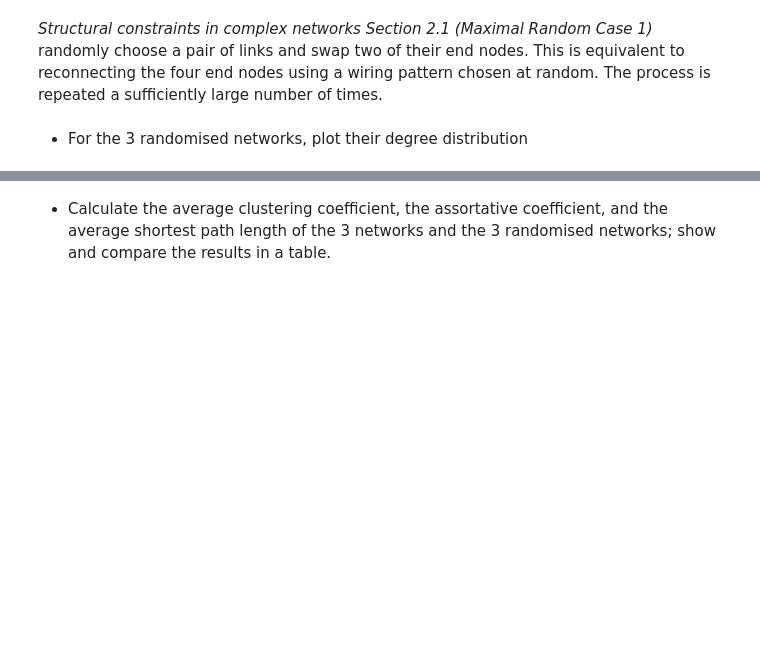
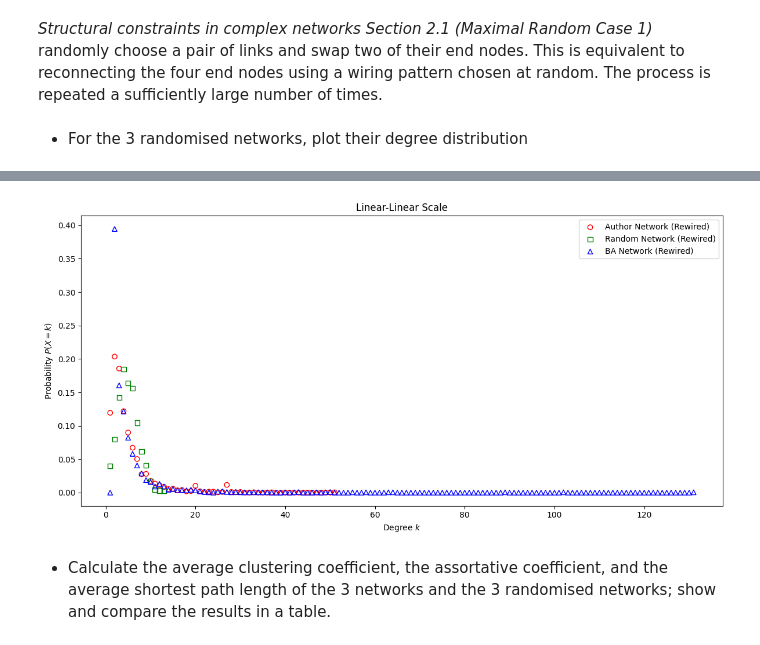
Before and after one commit to ignRyann/author-network-analysis, a Jupyter notebook: coursework1.ipynb, the cells around one changed output, grey strips where cells are left out. Drawn from its saved outputs; the diff is of its cells as text; code cells hidden in the pictures; blank space fills up the shorter version.

```diff
--- a/coursework1.ipynb
+++ b/coursework1.ipynb
@@ -648,7 +750,7 @@ obtain the maximal random case of each network.
 # %%
 def rewire(G):
     G_rewired = nx.Graph.copy(G)
-    nx.algorithms.double_edge_swap(G_rewired, nswap= e_count, max_tries= e_count * 10, seed= seed)
+    nx.algorithms.double_edge_swap(G_rewired, nswap= e_count * 1000, max_tries= e_count * 10000, seed= seed)
     return G_rewired
 # %%
 author_network_rewired = rewire(author_network)
@@ -663,2 +765,6 @@ plot_degree_distribution([author_network_rewired, random_network_rewired, BA_rew
+# %%
+plot_degree_distribution_linear([author_network_rewired, random_network_rewired, BA_rewired], ['Author Network (Rewired)', 'Random Network (Rewired)', 'BA Network (Rewired)'], "degree_distributions_rewired_linear")
+# %% [output]
+[figure, added]
 # %% [markdown]
 - Calculate the average clustering coefficient, the assortative coefficient, and the average shortest path length of the 3 networks and the 3 randomised networks; show and compare the results in a table.
```
Also changed, not shown: parts of 43 cells of this notebook, 7 other files.
